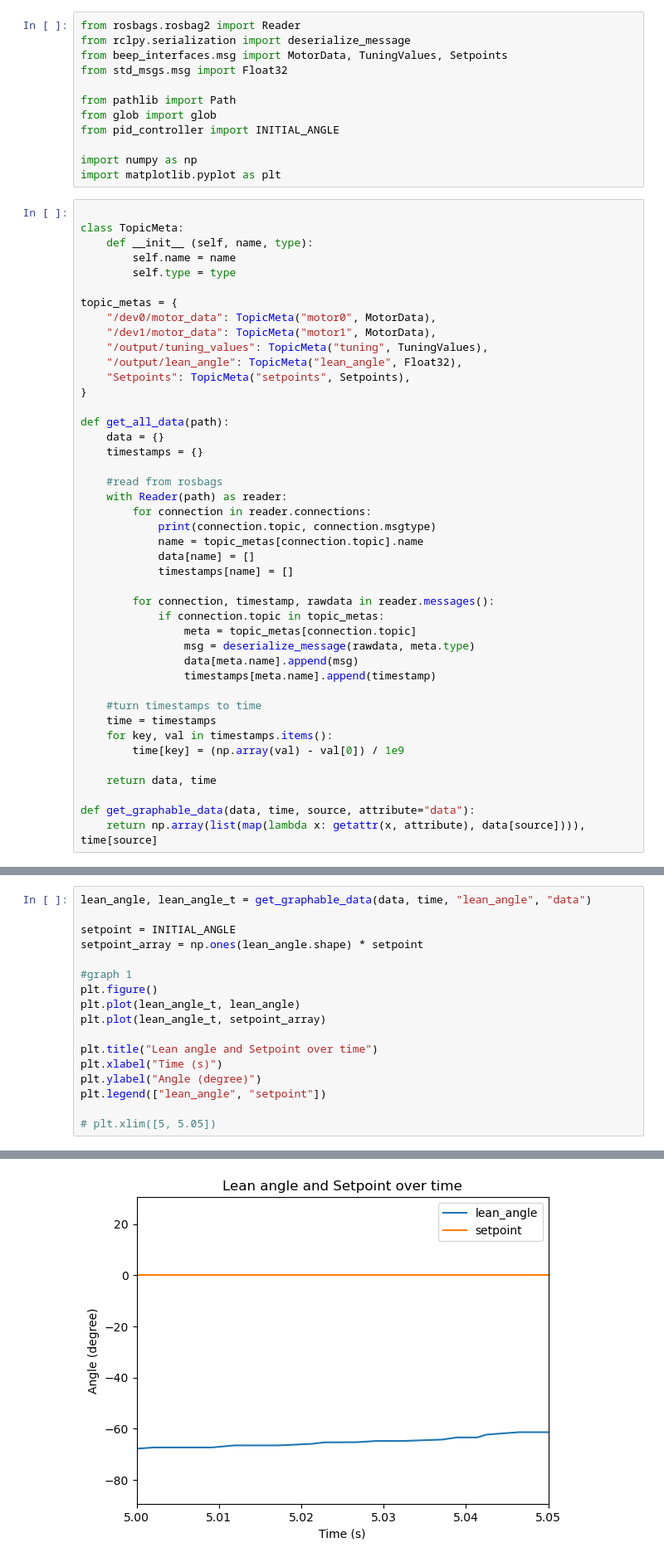
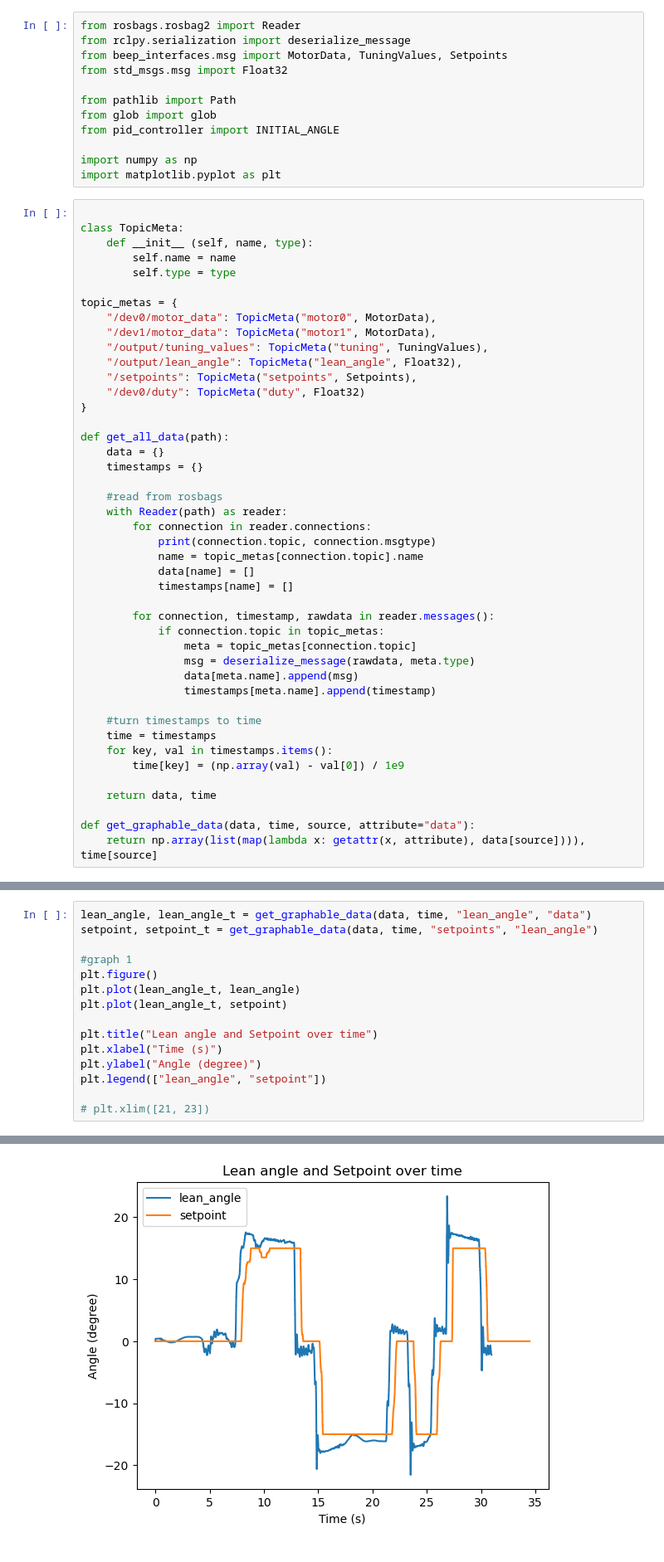
Before and after one commit to Umich-NASA-Big-Idea-Challenge/cargo_beep, a Jupyter notebook: cargo_beep/graph_bags.ipynb, the cells around one changed output, grey strips where cells are left out. Shown: that part at 83% size. Cells and saved outputs as stored; diff of their text form.

```diff
--- a/cargo_beep/graph_bags.ipynb
+++ b/cargo_beep/graph_bags.ipynb
@@ -22,7 +22,8 @@ topic_metas = {
     "/dev1/motor_data": TopicMeta("motor1", MotorData),
     "/output/tuning_values": TopicMeta("tuning", TuningValues),
     "/output/lean_angle": TopicMeta("lean_angle", Float32),
-    "Setpoints": TopicMeta("setpoints", Setpoints),
+    "/setpoints": TopicMeta("setpoints", Setpoints),
+    "/dev0/duty": TopicMeta("duty", Float32)
 }
 
 def get_all_data(path):
@@ -64,18 +69,16 @@ data, time = get_all_data(path)
 # %%
 lean_angle, lean_angle_t = get_graphable_data(data, time, "lean_angle", "data")
-
-setpoint = INITIAL_ANGLE
-setpoint_array = np.ones(lean_angle.shape) * setpoint
+setpoint, setpoint_t = get_graphable_data(data, time, "setpoints", "lean_angle")
 
 #graph 1
 plt.figure()
 plt.plot(lean_angle_t, lean_angle)
-plt.plot(lean_angle_t, setpoint_array)
+plt.plot(lean_angle_t, setpoint)
 
 plt.title("Lean angle and Setpoint over time")
 plt.xlabel("Time (s)")
 plt.ylabel("Angle (degree)")
 plt.legend(["lean_angle", "setpoint"])
 
-# plt.xlim([5, 5.05])
+# plt.xlim([21, 23])
 # %% [output]
@@ -83,4 +86,4 @@ plt.legend(["lean_angle", "setpoint"])
-[figure, old version]
+[figure, new version]
 # %%
 q_current0, q_current0_t = get_graphable_data(data, time, "motor0", "q_current")
 q_current1, q_current1_t = get_graphable_data(data, time, "motor1", "q_current")
```
Also changed, not shown: parts of 6 cells of this notebook, 43 other files.
